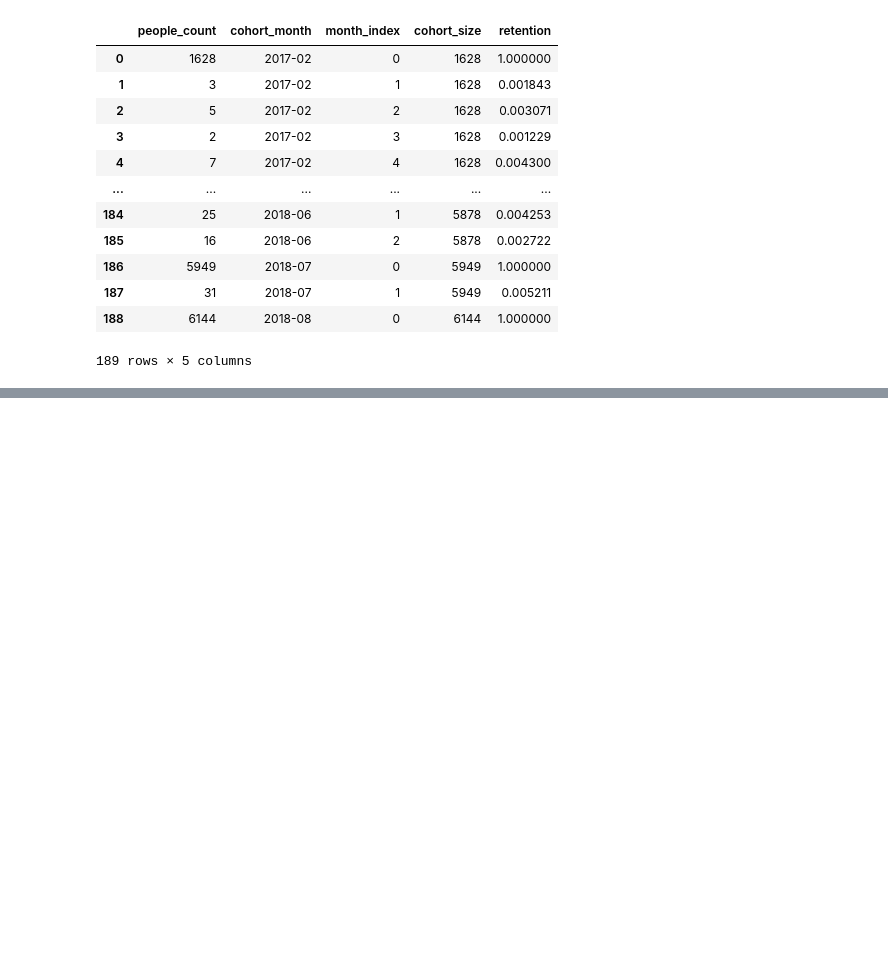
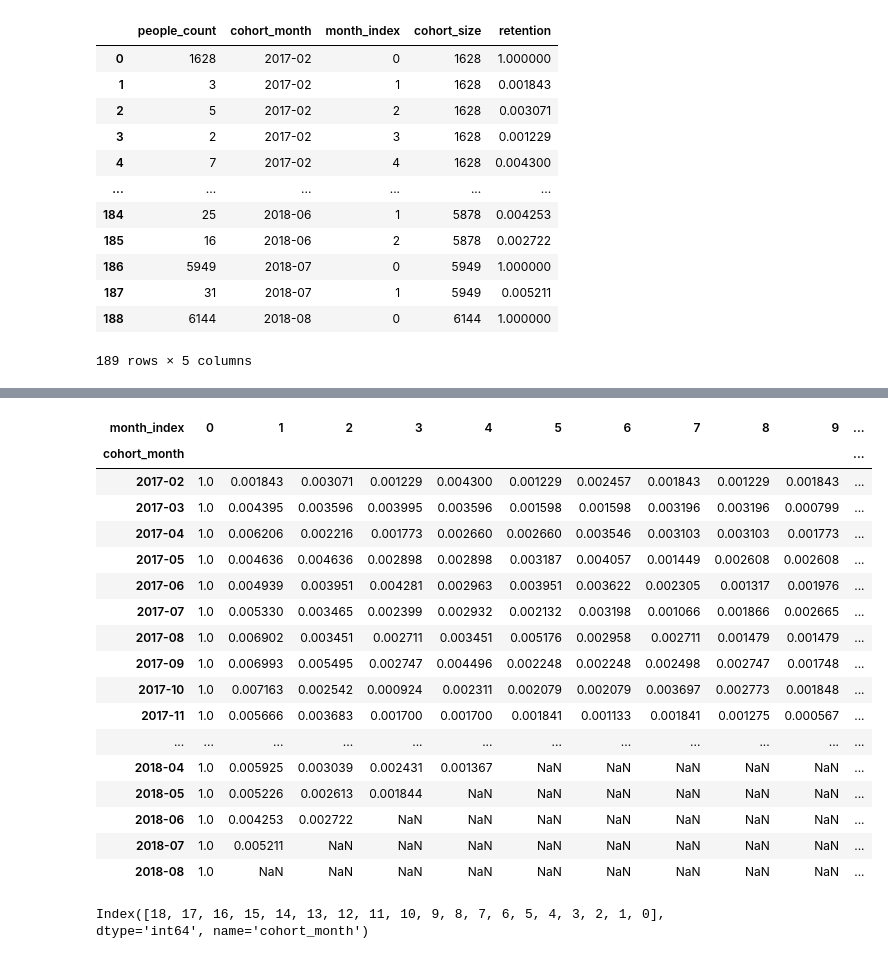
Before and after one commit to simranss/olist_cohort_retention_python, a Jupyter notebook: src/notebooks/analysis.ipynb, the cells around one changed output, grey strips where cells are left out. Saved outputs shown, nothing was run; the diff lists cells and outputs as text; code cells hidden in the pictures; blank space fills up the shorter version.

```diff
--- a/src/notebooks/analysis.ipynb
+++ b/src/notebooks/analysis.ipynb
@@ -498,0 +547,29 @@ retention_df
+# %%
+pivoted_retention_df = pivoted_retention_df.reindex(columns=range(19))
+pivoted_retention_df
+# %% [output]
+| month_index | 0 | 1 | 2 | 3 | 4 | 5 | 6 | 7 | 8 | 9 | ... |
+| cohort_month |  |  |  |  |  |  |  |  |  |  | ... |
+| 2017-02 | 1.0 | 0.001843 | 0.003071 | 0.001229 | 0.004300 | 0.001229 | 0.002457 | 0.001843 | 0.001229 | 0.001843 | ... |
+| 2017-03 | 1.0 | 0.004395 | 0.003596 | 0.003995 | 0.003596 | 0.001598 | 0.001598 | 0.003196 | 0.003196 | 0.000799 | ... |
+| 2017-04 | 1.0 | 0.006206 | 0.002216 | 0.001773 | 0.002660 | 0.002660 | 0.003546 | 0.003103 | 0.003103 | 0.001773 | ... |
+| 2017-05 | 1.0 | 0.004636 | 0.004636 | 0.002898 | 0.002898 | 0.003187 | 0.004057 | 0.001449 | 0.002608 | 0.002608 | ... |
+| 2017-06 | 1.0 | 0.004939 | 0.003951 | 0.004281 | 0.002963 | 0.003951 | 0.003622 | 0.002305 | 0.001317 | 0.001976 | ... |
+| 2017-07 | 1.0 | 0.005330 | 0.003465 | 0.002399 | 0.002932 | 0.002132 | 0.003198 | 0.001066 | 0.001866 | 0.002665 | ... |
+| 2017-08 | 1.0 | 0.006902 | 0.003451 | 0.002711 | 0.003451 | 0.005176 | 0.002958 | 0.002711 | 0.001479 | 0.001479 | ... |
+| 2017-09 | 1.0 | 0.006993 | 0.005495 | 0.002747 | 0.004496 | 0.002248 | 0.002248 | 0.002498 | 0.002747 | 0.001748 | ... |
+| 2017-10 | 1.0 | 0.007163 | 0.002542 | 0.000924 | 0.002311 | 0.002079 | 0.002079 | 0.003697 | 0.002773 | 0.001848 | ... |
+| 2017-11 | 1.0 | 0.005666 | 0.003683 | 0.001700 | 0.001700 | 0.001841 | 0.001133 | 0.001841 | 0.001275 | 0.000567 | ... |
+| ... | ... | ... | ... | ... | ... | ... | ... | ... | ... | ... | ... |
+| 2018-04 | 1.0 | 0.005925 | 0.003039 | 0.002431 | 0.001367 | NaN | NaN | NaN | NaN | NaN | ... |
+| 2018-05 | 1.0 | 0.005226 | 0.002613 | 0.001844 | NaN | NaN | NaN | NaN | NaN | NaN | ... |
+| 2018-06 | 1.0 | 0.004253 | 0.002722 | NaN | NaN | NaN | NaN | NaN | NaN | NaN | ... |
+| 2018-07 | 1.0 | 0.005211 | NaN | NaN | NaN | NaN | NaN | NaN | NaN | NaN | ... |
+| 2018-08 | 1.0 | NaN | NaN | NaN | NaN | NaN | NaN | NaN | NaN | NaN | ... |
+# %%
+retention_periods = pd.PeriodIndex(pivoted_retention_df.index, freq='M')
+retention_period_end = pd.Period('2018-08', freq='M')
+retention_months_to_end = (retention_period_end.year * 12 + retention_period_end.month) - (retention_periods.year * 12 + retention_periods.month)
+retention_months_to_end
+# %% [output]
+Index([18, 17, 16, 15, 14, 13, 12, 11, 10, 9, 8, 7, 6, 5, 4, 3, 2, 1, 0], dtype='int64', name='cohort_month')
```
Also changed, not shown: parts of 19 cells of this notebook, 1 other file.
